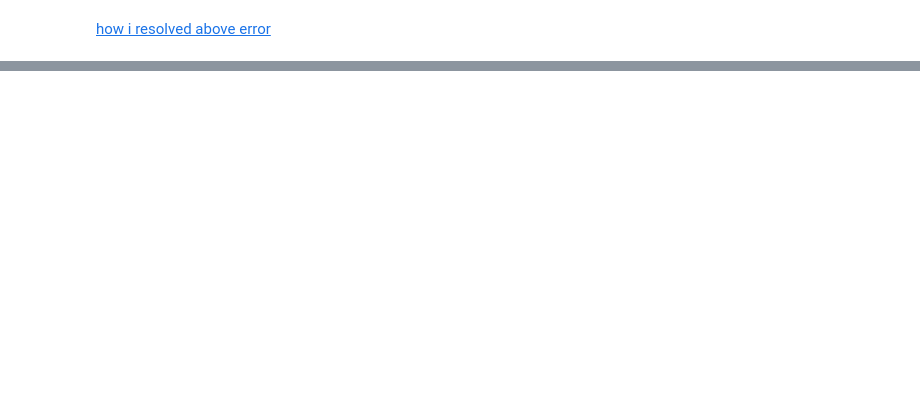
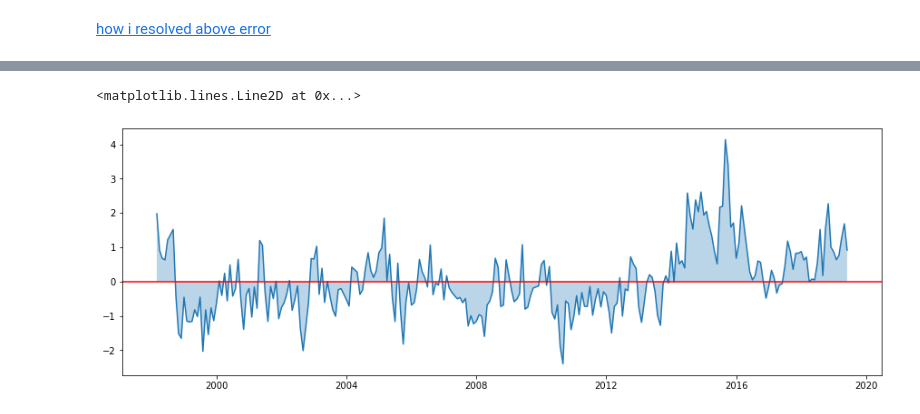
Before and after one commit to mk-waves/mk-waves-tutorial, a Jupyter notebook: HW3_template_cm.ipynb, the cells around one changed output, grey strips where cells are left out. Cells and saved outputs as stored; diff of their text form; code cells hidden in the pictures; blank space fills up the shorter version.

Commit message:
models and figures added

```diff
--- a/HW3_template_cm.ipynb
+++ b/HW3_template_cm.ipynb
@@ -278,7 +340,7 @@ plt.plot(sst_monthly.index, sst_monthly.Sst)
 # %%
 sst_anom = Sst_df.groupby(['month', 'year']).agg({'Sst': 'mean'}) - Sst_df.groupby(['month']).agg({'Sst': 'mean'})
 # %%
-sst_anom
+sst_anom = sst_anom.rename(columns = {'Sst':'sst_anom'})
 # %%
 sst_anom  = sst_anom.reset_index()
 # %%
@@ -293,10 +355,13 @@ sst_anom = sst_anom.set_index('date')
 from matplotlib import cm
 # %%
 plt.figure(figsize = (15, 5))
-plt.plot(sst_anom.index, sst_anom.Sst)
+plt.plot(sst_anom.index, sst_anom.sst_anom)
 # plt.scatter(sst_anom.index, sst_anom.Sst, c=cm.hot(np.abs(sst_anom['Sst'])))
-plt.fill_between(sst_anom.index, sst_anom.Sst, 0, alpha=0.30)
+plt.fill_between(sst_anom.index, sst_anom.sst_anom, 0, alpha=0.30)
 plt.axhline(0,color='red')
+# %% [output]
+<matplotlib.lines.Line2D at 0x...>
+[figure, added]
 # %%
 import matplotlib as mpl
 # %%
```
Also changed, not shown: parts of 21 cells of this notebook, 1 other file.
